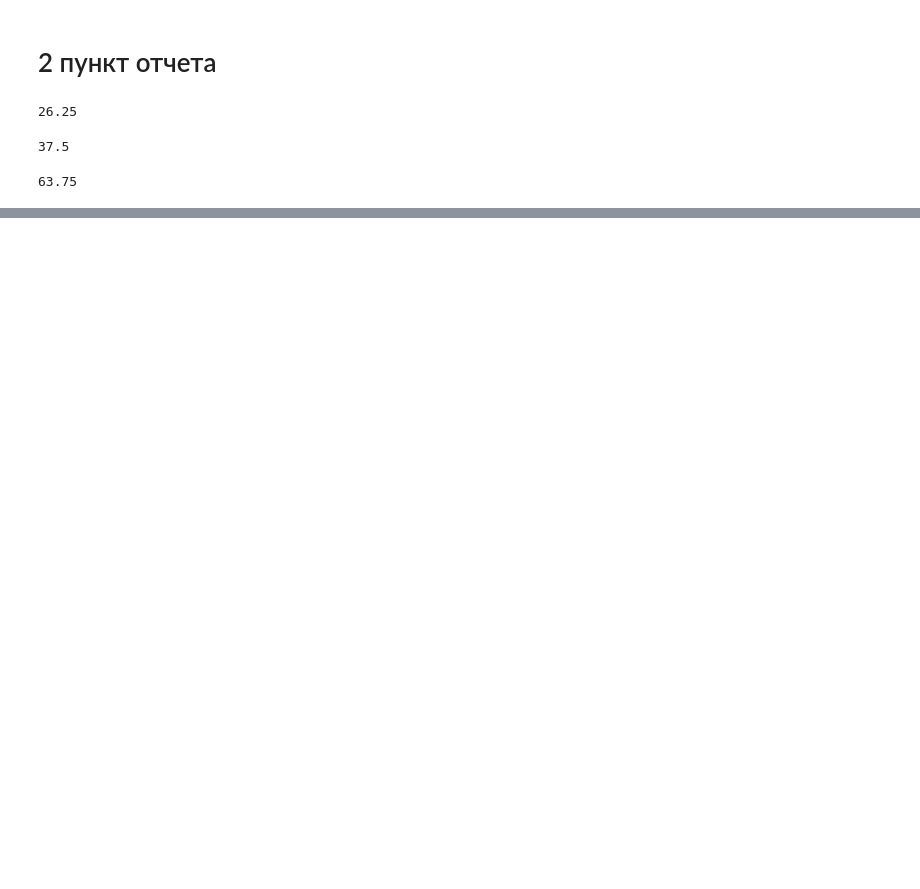
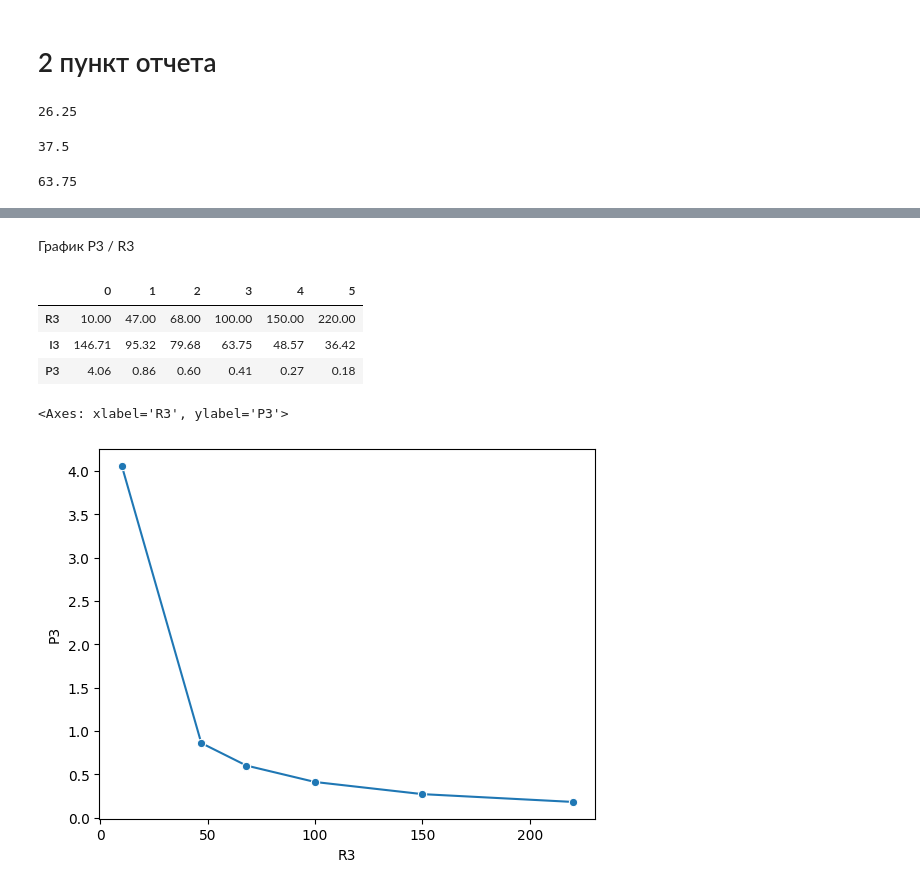
Before and after one commit to replicaCortex/Keres, a Jupyter notebook: Electrical Engineering/2lab_NoStand.ipynb, the cells around one changed output, grey strips where cells are left out. Saved outputs shown, nothing was run; the diff lists cells and outputs as text; code cells hidden in the pictures; blank space fills up the shorter version.

```diff
--- a/Electrical Engineering/2lab_NoStand.ipynb
+++ b/Electrical Engineering/2lab_NoStand.ipynb
@@ -82,0 +90,16 @@ display(I3)
+# %% [markdown]
+График P3 / R3
+# %%
+df_new["P3"] = df_new["R3"].apply(lambda x: 6.375**2 / x)
+df_new = df_new.apply(lambda x: round(x, 2))
+df_new.T
+# %% [output]
+|  | 0 | 1 | 2 | 3 | 4 | 5 |
+| R3 | 10.00 | 47.00 | 68.00 | 100.00 | 150.00 | 220.00 |
+| I3 | 146.71 | 95.32 | 79.68 | 63.75 | 48.57 | 36.42 |
+| P3 | 4.06 | 0.86 | 0.60 | 0.41 | 0.27 | 0.18 |
+# %%
+sns.lineplot(data=df_new, x="R3", y="P3", marker= 'o')
+# %% [output]
+<Axes: xlabel='R3', ylabel='P3'>
+[figure, added]
```
Also changed, not shown: parts of 4 cells of this notebook.
